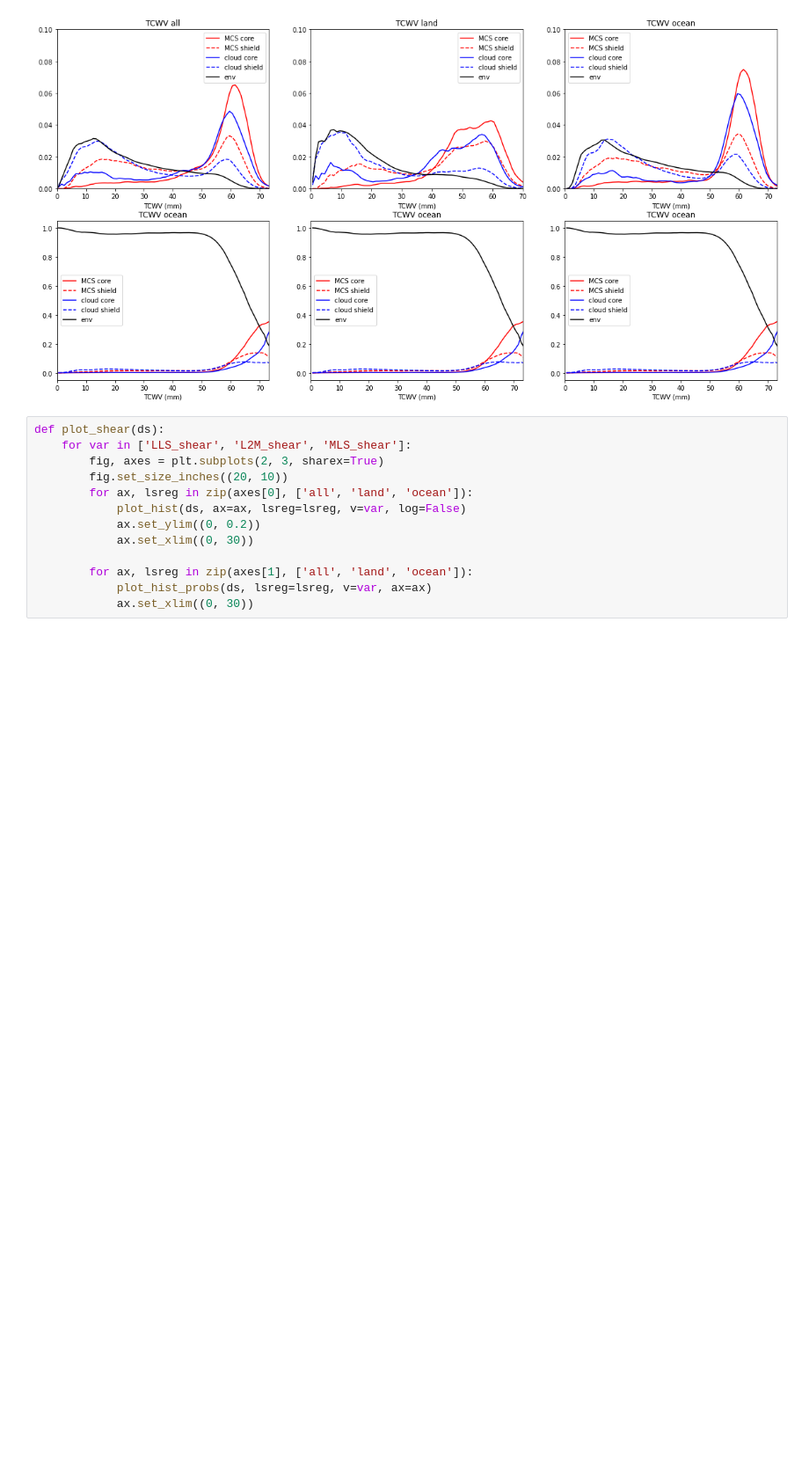
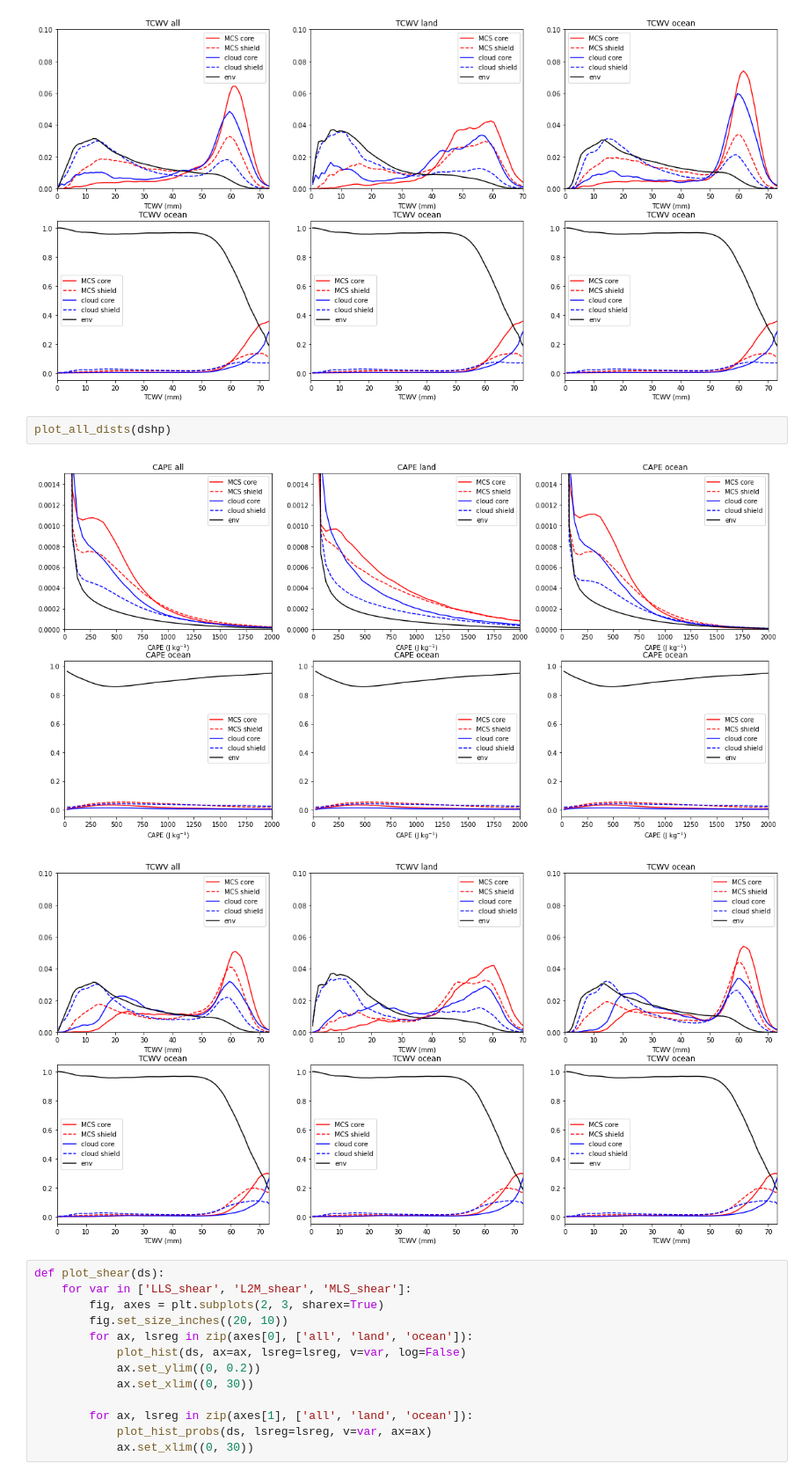
Before and after one commit to markmuetz/mcs_prime, a Jupyter notebook: ctrl/notebooks/dev/conditional_dist.ipynb, the cells around one changed output. Shown at 88% size. Cells and saved outputs as stored; diff of their text form; blank space fills up the shorter version.

```diff
--- a/ctrl/notebooks/dev/conditional_dist.ipynb
+++ b/ctrl/notebooks/dev/conditional_dist.ipynb
@@ -493,6 +500,11 @@ plot_all_dists(dsh)
 # %% [output]
 [figure]
 [figure]
+# %%
+plot_all_dists(dshp)
+# %% [output]
+[figure, added]
+[figure, added]
 # %%
 def plot_shear(ds):
     for var in ['LLS_shear', 'L2M_shear', 'MLS_shear']:
```
Also changed, not shown: parts of 9 cells of this notebook, 3 other files.
